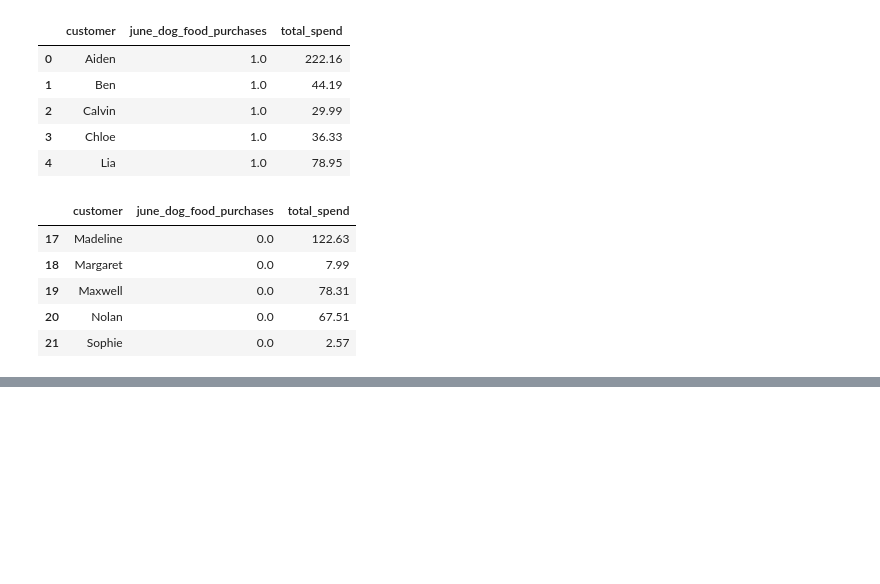
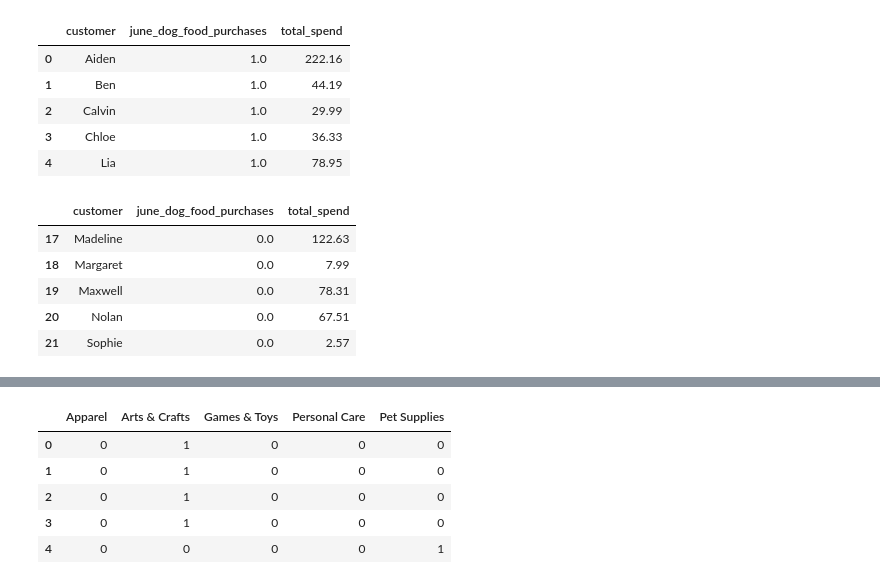
Before and after one commit to souparnabose99/data-science-360, a Jupyter notebook: exploratory-data-analysis/General/Code/prep-for-modelling/prep-for-modelling.ipynb, the cells around one changed output, grey strips where cells are left out. Saved outputs shown, nothing was run; the diff lists cells and outputs as text; code cells hidden in the pictures; blank space fills up the shorter version.

```diff
--- a/exploratory-data-analysis/General/Code/prep-for-modelling/prep-for-modelling.ipynb
+++ b/exploratory-data-analysis/General/Code/prep-for-modelling/prep-for-modelling.ipynb
@@ -167,0 +189,10 @@ model_df.tail()
+# %%
+category_dummies = pd.get_dummies(df_apr_may.category, dtype=int)
+category_dummies.head()
+# %% [output]
+|  | Apparel | Arts & Crafts | Games & Toys | Personal Care | Pet Supplies |
+| 0 | 0 | 1 | 0 | 0 | 0 |
+| 1 | 0 | 1 | 0 | 0 | 0 |
+| 2 | 0 | 1 | 0 | 0 | 0 |
+| 3 | 0 | 1 | 0 | 0 | 0 |
+| 4 | 0 | 0 | 0 | 0 | 1 |
```
Also changed, not shown: parts of 3 cells of this notebook.
